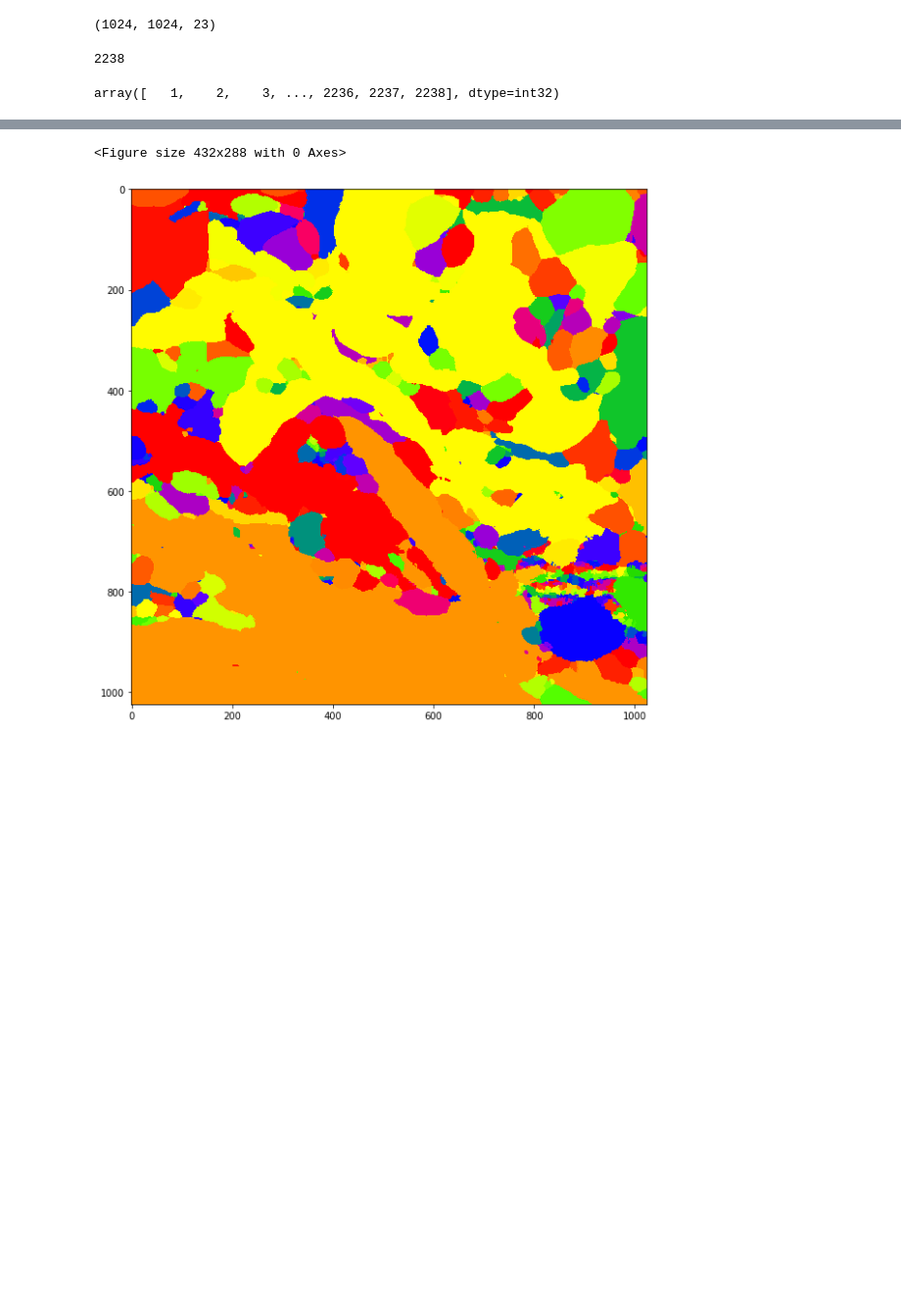
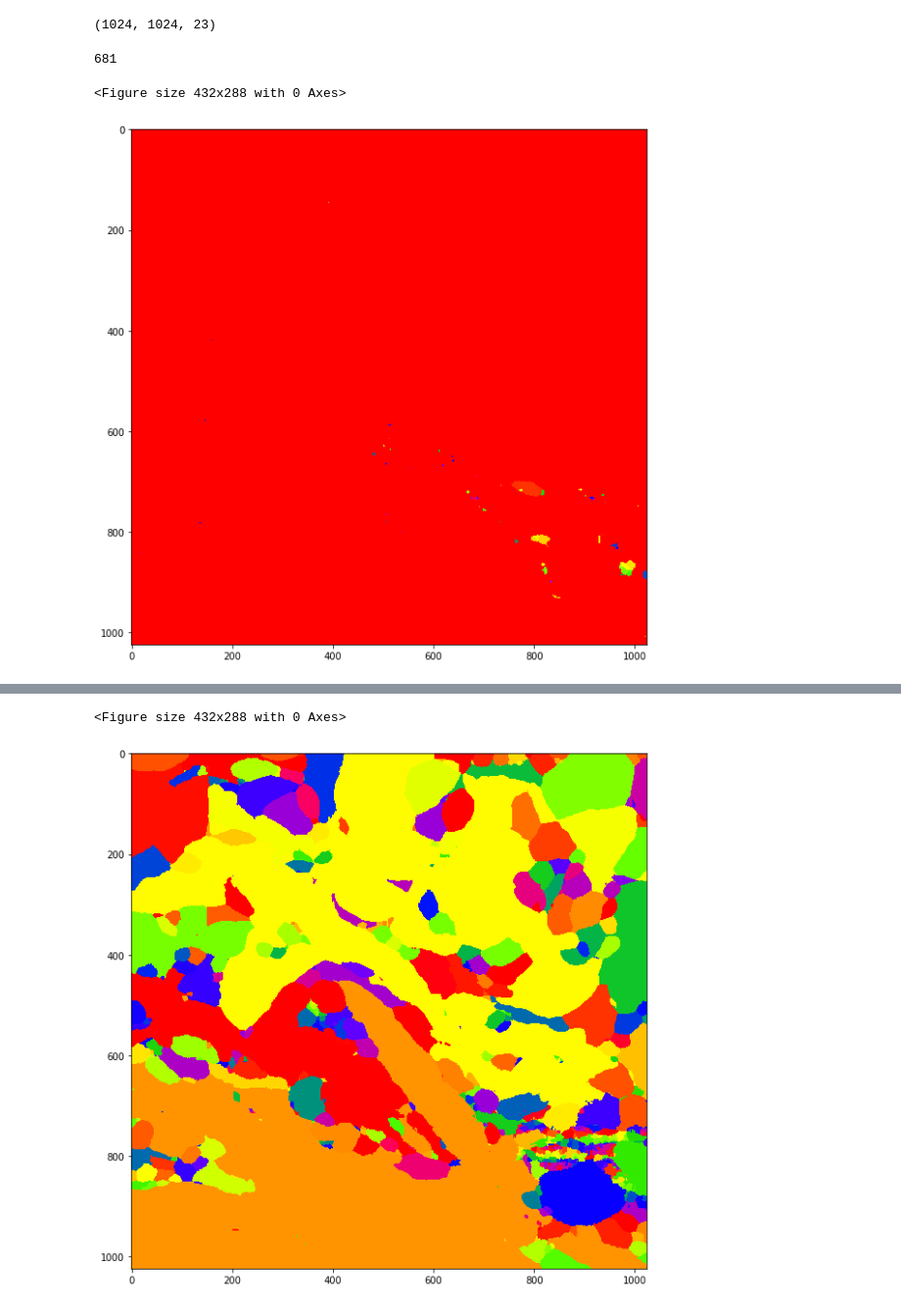
Before and after one commit to tony-mtz/3d_segmentation, a Jupyter notebook: watershed.ipynb, the cells around one changed output, grey strips where cells are left out. Shown: that part at 98% size. Drawn from its saved outputs; the diff is of its cells as text; code cells hidden in the pictures; blank space fills up the shorter version.

```diff
--- a/watershed.ipynb
+++ b/watershed.ipynb
@@ -8,8 +8,8 @@ import scipy.ndimage as nd
 from utils.display_utils import image_grid, image_gray, rebuild
 import nibabel as nib
 # %%
-path_to_experiment = 'experiments/jan21_64_pool/'
-image_name = 'unet_no_z.tif'
+path_to_experiment = 'experiments/unet_add/'
+image_name = 'top23_thresh.tif'
 # %%
 neur = imread(path_to_experiment+image_name)
 neur = np.rollaxis(neur, 0,3)
@@ -23,14 +23,17 @@ neur.shape
 start here with  h_minima
 invert the map when passing into min or watershed
 '''
-h_min, h_n = nd.label(h_minima(-neur,.05))
+h_min, h_n = nd.label(h_minima(-neur,.2))
 # %%
 h_n
 # %% [output]
-2238
+681
 # %%
 water_s = watershed(-neur, h_min)
 # %%
-np.unique(water_s)
+# np.unique(water_s)
-# %% [output]
-array([   1,    2,    3, ..., 2236, 2237, 2238], dtype=int32)
+# %%
+image_gray(water_s[:,:,5],10,'prism')
+# %% [output]
+<Figure size 432x288 with 0 Axes>
+[figure, added]
```
Also changed, not shown: parts of 2 cells of this notebook, 3 other files.
